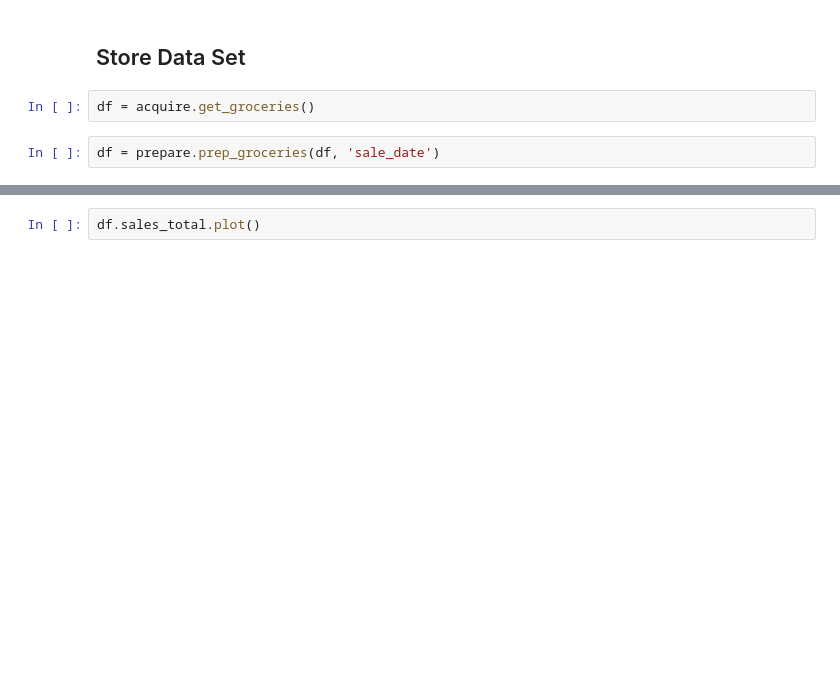
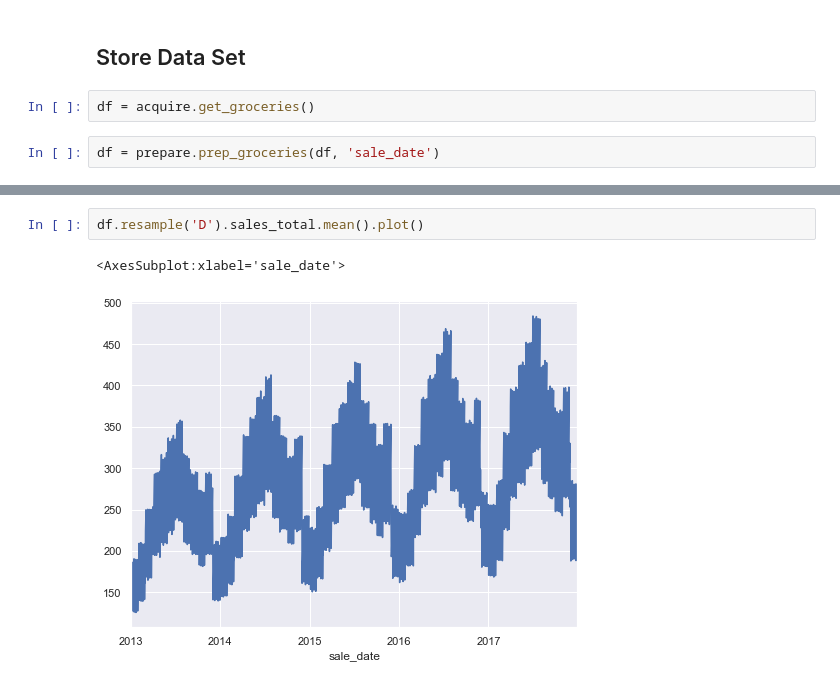
Before and after one commit to Tyler-Applegate/time-series-exercises, a Jupyter notebook: explore.ipynb, the cells around one changed output, grey strips where cells are left out. Cells and saved outputs as stored; diff of their text form; blank space fills up the shorter version.

```diff
--- a/explore.ipynb
+++ b/explore.ipynb
@@ -36,2 +47,5 @@ df.head()
 # %%
-df.sales_total.plot()
+df.resample('D').sales_total.mean().plot()
+# %% [output]
+<AxesSubplot:xlabel='sale_date'>
+[figure, added]
```
Also changed, not shown: parts of 3 cells of this notebook.
